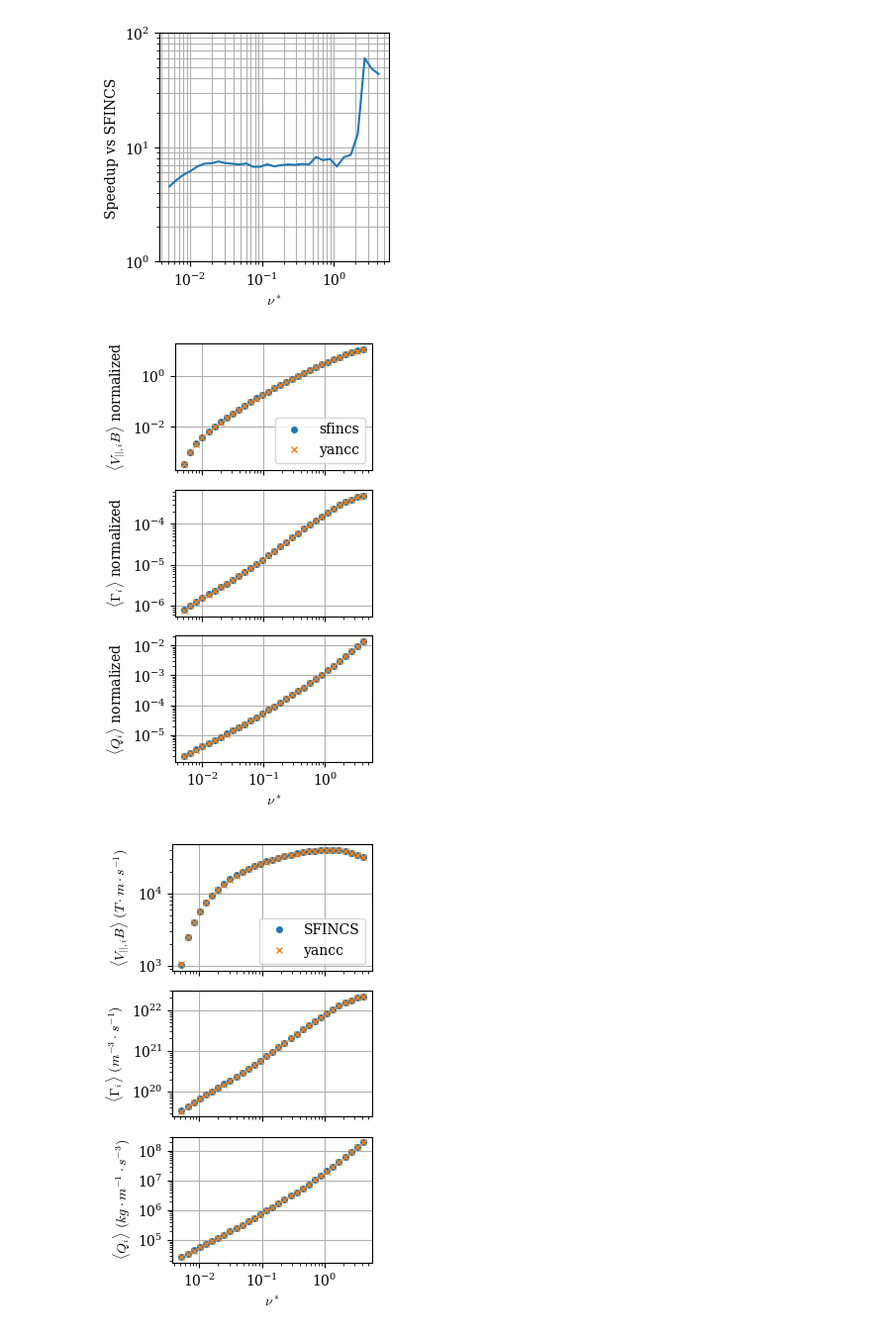
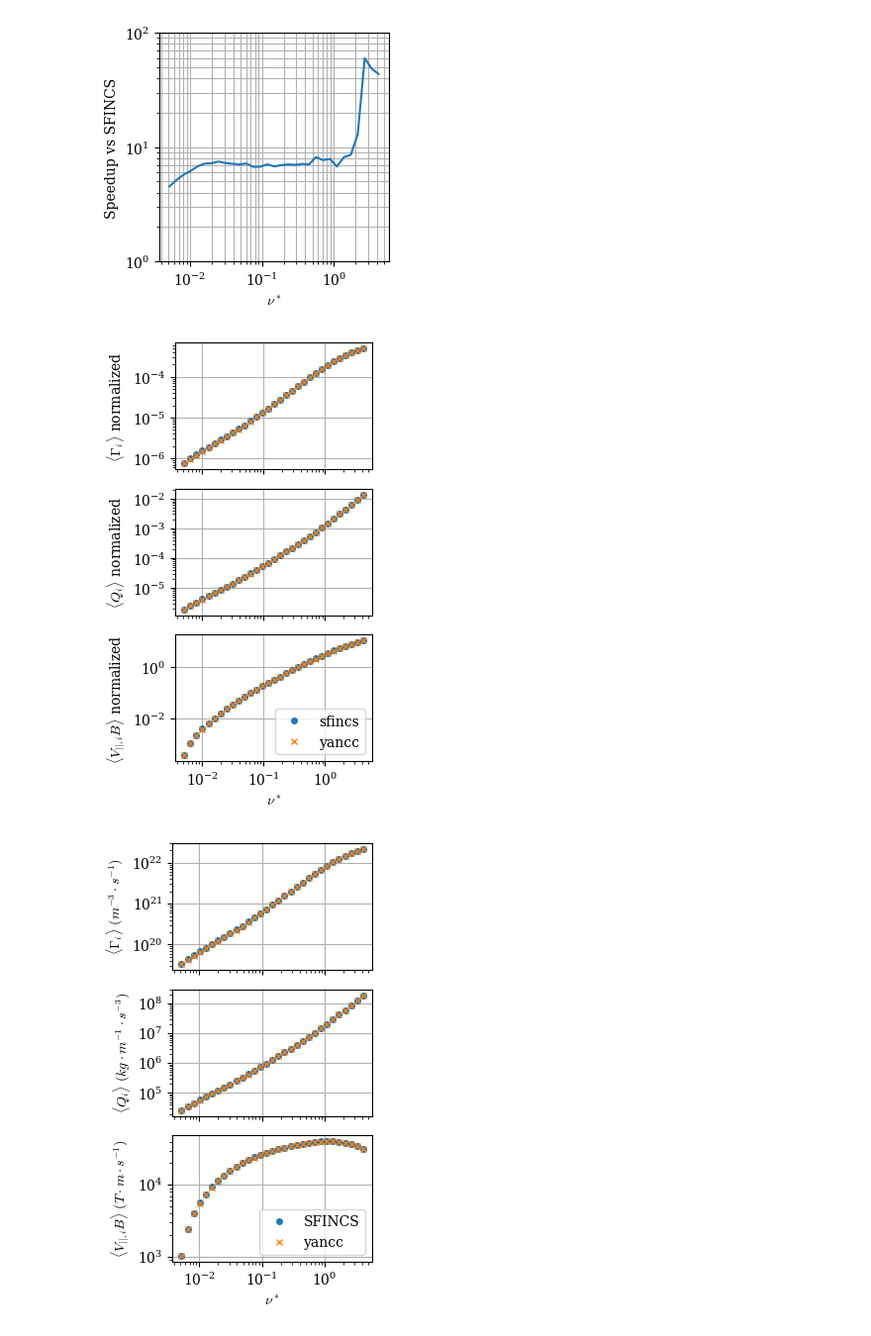
Before and after one commit to f0uriest/yancc, a Jupyter notebook: publications/conlin2026/benchmark_nhat_scan.ipynb, the cells around one changed output. Shown at 99% size. Drawn from its saved outputs; the diff is of its cells as text; code cells hidden in the pictures.

```diff
--- a/publications/conlin2026/benchmark_nhat_scan.ipynb
+++ b/publications/conlin2026/benchmark_nhat_scan.ipynb
@@ -79,7 +79,7 @@ na = 121
 nx = 7
 # The collisionality was set using ln(Lambda) = 17.
 # %%
-field = Field.from_vmec("../tests/data/wout_NCSX.nc", rho, nt, nz)
+field = Field.from_vmec("../../tests/data/wout_NCSX.nc", rho, nt, nz)
 pitchgrid = UniformPitchAngleGrid(na)
 speedgrid = MaxwellSpeedGrid(nx)
 # %%
@@ -257,33 +257,33 @@ normalized_fluxes["heatFlux_vm_rN"] = np.array(
 )
 # %%
 fig, ax = plt.subplots(3, 1, figsize=(3, 5), sharex=True)
-ax[0].loglog(
+ax[2].loglog(
     data["nustars"], -sfincs_data["FSABflow"], label="sfincs", marker="o", ls=""
 )
-ax[1].loglog(
+ax[0].loglog(
     data["nustars"], sfincs_data["particle_flux"] / field.a_minor, marker="o", ls=""
 )
-ax[2].loglog(
+ax[1].loglog(
     data["nustars"], sfincs_data["heat_flux"] / field.a_minor, marker="o", ls=""
 )
-ax[0].loglog(
+ax[2].loglog(
     data["nustars"], -normalized_fluxes["FSABFlow"], label="yancc", marker="x", ls=""
 )
-ax[1].loglog(
+ax[0].loglog(
     data["nustars"], normalized_fluxes["particleFlux_vm_rN"], marker="x", ls=""
 )
-ax[2].loglog(data["nustars"], normalized_fluxes["heatFlux_vm_rN"], marker="x", ls="")
-ax[0].legend()
+ax[1].loglog(data["nustars"], normalized_fluxes["heatFlux_vm_rN"], marker="x", ls="")
+ax[2].legend()
 ax[0].grid(True)
 ax[1].grid(True)
 ax[2].grid(True)
-ax[0].set_ylabel(r"$\langle V_{||,i}B \rangle$ normalized")
-ax[1].set_ylabel(r"$\langle \Gamma_i \rangle$ normalized")
-ax[2].set_ylabel(r"$\langle Q_i \rangle$ normalized")
+ax[2].set_ylabel(r"$\langle V_{||,i}B \rangle$ normalized")
+ax[0].set_ylabel(r"$\langle \Gamma_i \rangle$ normalized")
+ax[1].set_ylabel(r"$\langle Q_i \rangle$ normalized")
 ax[2].set_xlabel("$\\nu^*$")
 fig.set_tight_layout(True)
 # %% [output]
-[figure, old version]
+[figure, new version]
 # %%
 fig.savefig("benchmark_nhat_scan_fluxes.pdf")
 fig.savefig("benchmark_nhat_scan_fluxes.png")
@@ -327,41 +327,41 @@ hfscale = Rbar / (nbar * vbar**3 * mbar)
 vbscale = density / (vbar * Bbar * nbar)
 # %%
 fig, ax = plt.subplots(3, 1, figsize=(3, 5), sharex=True)
-ax[0].loglog(
+ax[2].loglog(
     data["nustars"],
     -sfincs_data["FSABflow"] / vbscale,
     label="SFINCS",
     marker="o",
     ls="",
 )
-ax[1].loglog(
+ax[0].loglog(
     data["nustars"],
     sfincs_data["particle_flux"] / field.a_minor / pfscale,
     marker="o",
     ls="",
 )
-ax[2].loglog(
+ax[1].loglog(
     data["nustars"],
     sfincs_data["heat_flux"] / field.a_minor / hfscale,
     marker="o",
     ls="",
 )
-ax[0].loglog(
+ax[2].loglog(
     data["nustars"], -yancc_fluxes["FSABFlow"], label="yancc", marker="x", ls=""
 )
-ax[1].loglog(data["nustars"], yancc_fluxes["particleFlux_vm_rN"], marker="x", ls="")
-ax[2].loglog(data["nustars"], yancc_fluxes["heatFlux_vm_rN"], marker="x", ls="")
-ax[0].legend()
+ax[0].loglog(data["nustars"], yancc_fluxes["particleFlux_vm_rN"], marker="x", ls="")
+ax[1].loglog(data["nustars"], yancc_fluxes["heatFlux_vm_rN"], marker="x", ls="")
+ax[2].legend()
 ax[0].grid(True)
 ax[1].grid(True)
 ax[2].grid(True)
-ax[0].set_ylabel(r"$\langle V_{||,i}B \rangle ~(T \cdot m \cdot s^{-1})$")
-ax[1].set_ylabel(r"$\langle \Gamma_i \rangle ~(m^{-3} \cdot s^{-1})$")
-ax[2].set_ylabel(r"$\langle Q_i \rangle ~(kg \cdot m^{-1} \cdot s^{-3})$")
+ax[2].set_ylabel(r"$\langle V_{||,i}B \rangle ~(T \cdot m \cdot s^{-1})$")
+ax[0].set_ylabel(r"$\langle \Gamma_i \rangle ~(m^{-3} \cdot s^{-1})$")
+ax[1].set_ylabel(r"$\langle Q_i \rangle ~(kg \cdot m^{-1} \cdot s^{-3})$")
 ax[2].set_xlabel("$\\nu^*$")
 fig.set_tight_layout(True)
 # %% [output]
-[figure, old version]
+[figure, new version]
 # %%
 fig.savefig("benchmark_nhat_scan_fluxes.pdf")
 fig.savefig("benchmark_nhat_scan_fluxes.png")
```
Also changed, not shown: parts of 2 cells of this notebook, 30 other files.
